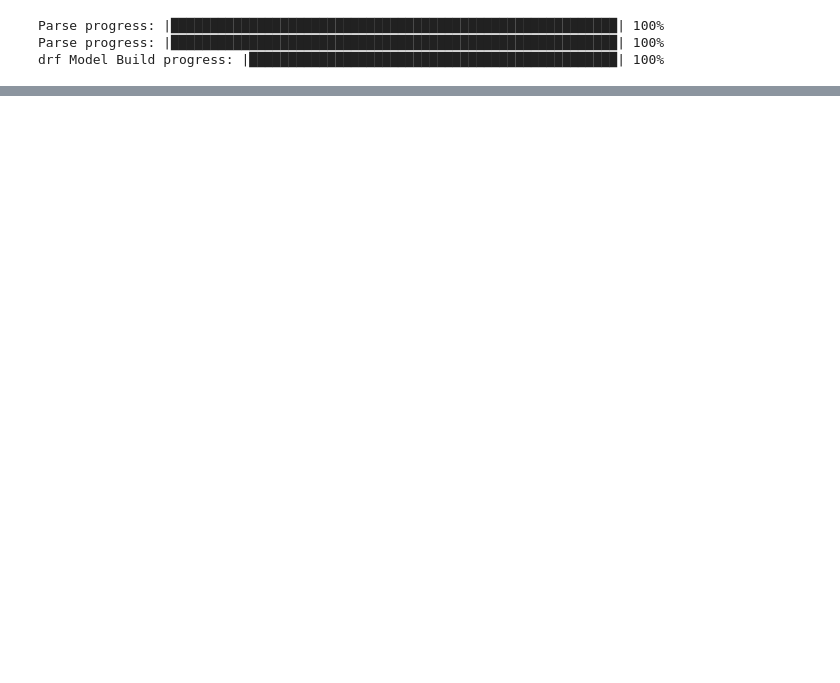
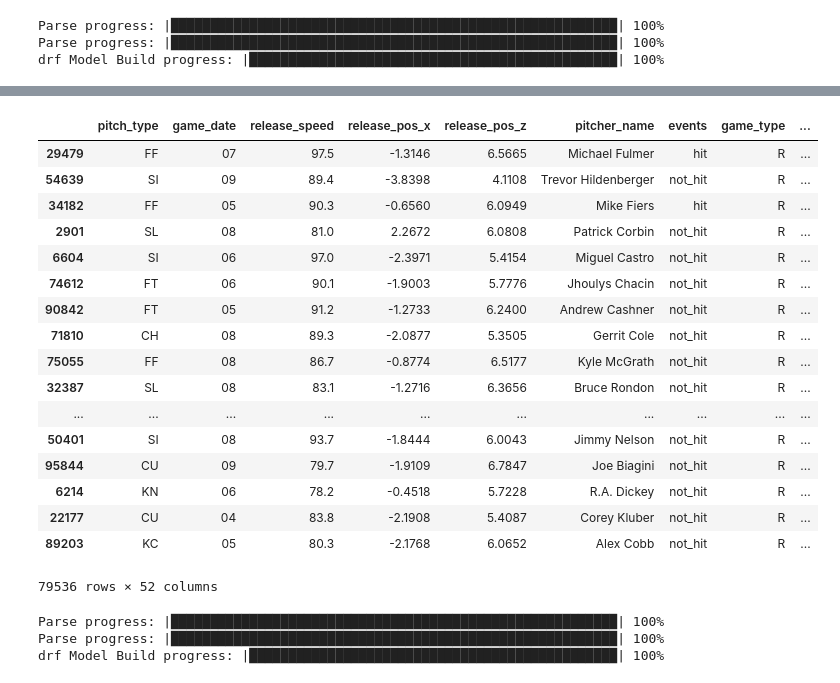
Before and after one commit to AndrewYinLi/machine-learning-baseball, a Jupyter notebook: random_forest.ipynb, the cells around one changed output, grey strips where cells are left out. Cells and saved outputs as stored; diff of their text form; code cells hidden in the pictures; blank space fills up the shorter version.

```diff
--- a/random_forest.ipynb
+++ b/random_forest.ipynb
@@ -944,0 +955,36 @@ Gains/Lift Table: Avg response rate: 85.34 %
+# %%
+h2o_forest_unscaled = H2ORandomForestEstimator(
+    ntrees=10,
+    max_depth=(len(continuous_attrs) + len(discrete_attrs)),
+    nfolds=10
+)
+
+h2o_data['events'] = labels_full
+h2o_train_2, h2o_test_2 = train_test_split(h2o_data, train_size=0.8)
+h2o_valid_2, h2o_test_2 = train_test_split(h2o_test_2, test_size=0.5)
+h2o_train_2
+# %% [output]
+|  | pitch_type | game_date | release_speed | release_pos_x | release_pos_z | pitcher_name | events | game_type | ... |
+| 29479 | FF | 07 | 97.5 | -1.3146 | 6.5665 | Michael Fulmer | hit | R | ... |
+| 54639 | SI | 09 | 89.4 | -3.8398 | 4.1108 | Trevor Hildenberger | not_hit | R | ... |
+| 34182 | FF | 05 | 90.3 | -0.6560 | 6.0949 | Mike Fiers | hit | R | ... |
+| 2901 | SL | 08 | 81.0 | 2.2672 | 6.0808 | Patrick Corbin | not_hit | R | ... |
+| 6604 | SI | 06 | 97.0 | -2.3971 | 5.4154 | Miguel Castro | not_hit | R | ... |
+| 74612 | FT | 06 | 90.1 | -1.9003 | 5.7776 | Jhoulys Chacin | not_hit | R | ... |
+| 90842 | FT | 05 | 91.2 | -1.2733 | 6.2400 | Andrew Cashner | not_hit | R | ... |
+| 71810 | CH | 08 | 89.3 | -2.0877 | 5.3505 | Gerrit Cole | not_hit | R | ... |
+| 75055 | FF | 08 | 86.7 | -0.8774 | 6.5177 | Kyle McGrath | not_hit | R | ... |
+| 32387 | SL | 08 | 83.1 | -1.2716 | 6.3656 | Bruce Rondon | not_hit | R | ... |
+| ... | ... | ... | ... | ... | ... | ... | ... | ... | ... |
+| 50401 | SI | 08 | 93.7 | -1.8444 | 6.0043 | Jimmy Nelson | not_hit | R | ... |
+| 95844 | CU | 09 | 79.7 | -1.9109 | 6.7847 | Joe Biagini | not_hit | R | ... |
+| 6214 | KN | 06 | 78.2 | -0.4518 | 5.7228 | R.A. Dickey | not_hit | R | ... |
+| 22177 | CU | 04 | 83.8 | -2.1908 | 5.4087 | Corey Kluber | not_hit | R | ... |
+| 89203 | KC | 05 | 80.3 | -2.1768 | 6.0652 | Alex Cobb | not_hit | R | ... |
+79536 rows × 52 columns
+# %%
+h2o_forest_unscaled.train(x=list(h2o_data.columns), y='events', training_frame=h2o.H2OFrame(h2o_train_2), validation_frame=h2o.H2OFrame(h2o_valid_2))
+# %% [output]
+Parse progress: |█████████████████████████████████████████████████████████| 100%
+Parse progress: |█████████████████████████████████████████████████████████| 100%
+drf Model Build progress: |███████████████████████████████████████████████| 100%
```
Also changed, not shown: parts of 20 cells of this notebook.
